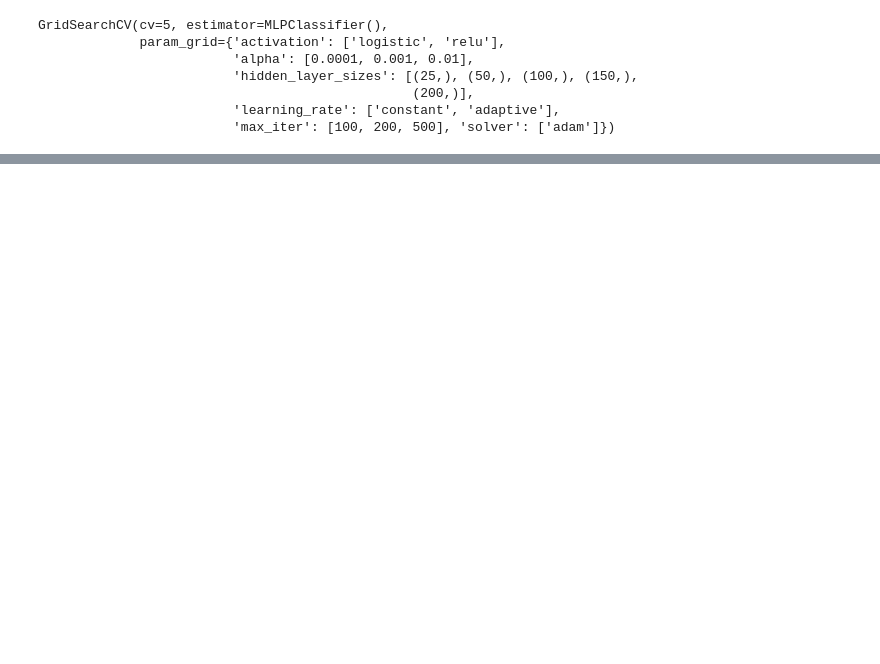
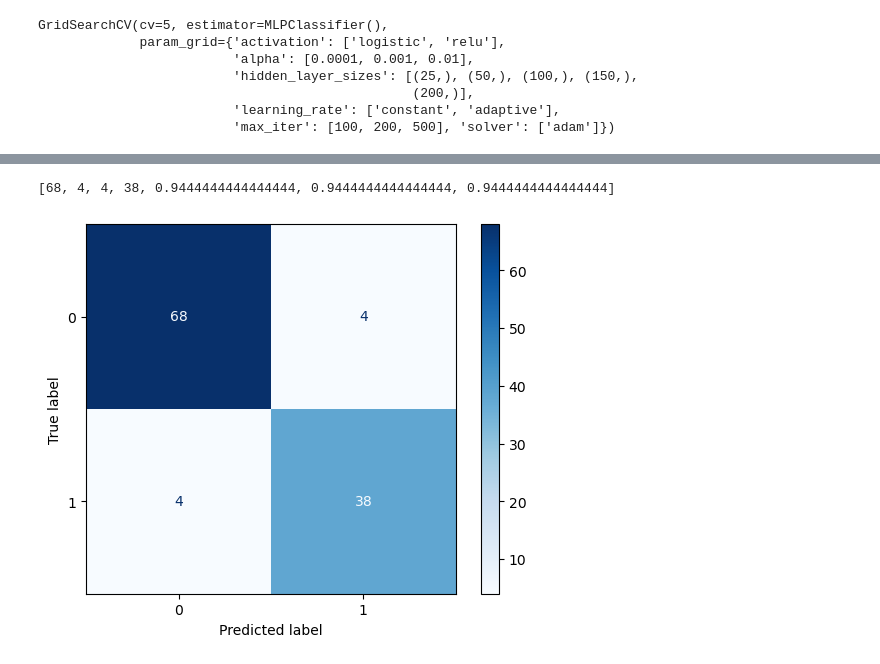
Before and after one commit to Virnirr/Breast-Cancer-Wisconsin-Machine-Learning, a Jupyter notebook: breast_cancer_prediction.ipynb, the cells around one changed output, grey strips where cells are left out. Saved outputs shown, nothing was run; the diff lists cells and outputs as text; code cells hidden in the pictures; blank space fills up the shorter version.

```diff
--- a/breast_cancer_prediction.ipynb
+++ b/breast_cancer_prediction.ipynb
@@ -214,0 +215,14 @@ accuracy_score(test_targets, prediction1)
+# %%
+CM = confusion_matrix(test_targets, prediction1)
+tp, fp, fn, tn = np.ravel(CM)
+p = tp / (tp + fp)
+r = tp / (tp + fn)
+f1 = (2 * p * r) / (p + r)
+display([tp, fp, fn, tn, p, r, f1])
+# %% [output]
+[68, 4, 4, 38, 0.9444444444444444, 0.9444444444444444, 0.9444444444444444]
+# %%
+cm_display = ConfusionMatrixDisplay(confusion_matrix=CM)
+cm_display.plot(cmap='Blues')
+# %% [output]
+[figure, added]
```
Also changed, not shown: parts of 9 cells of this notebook, 5 other files.
